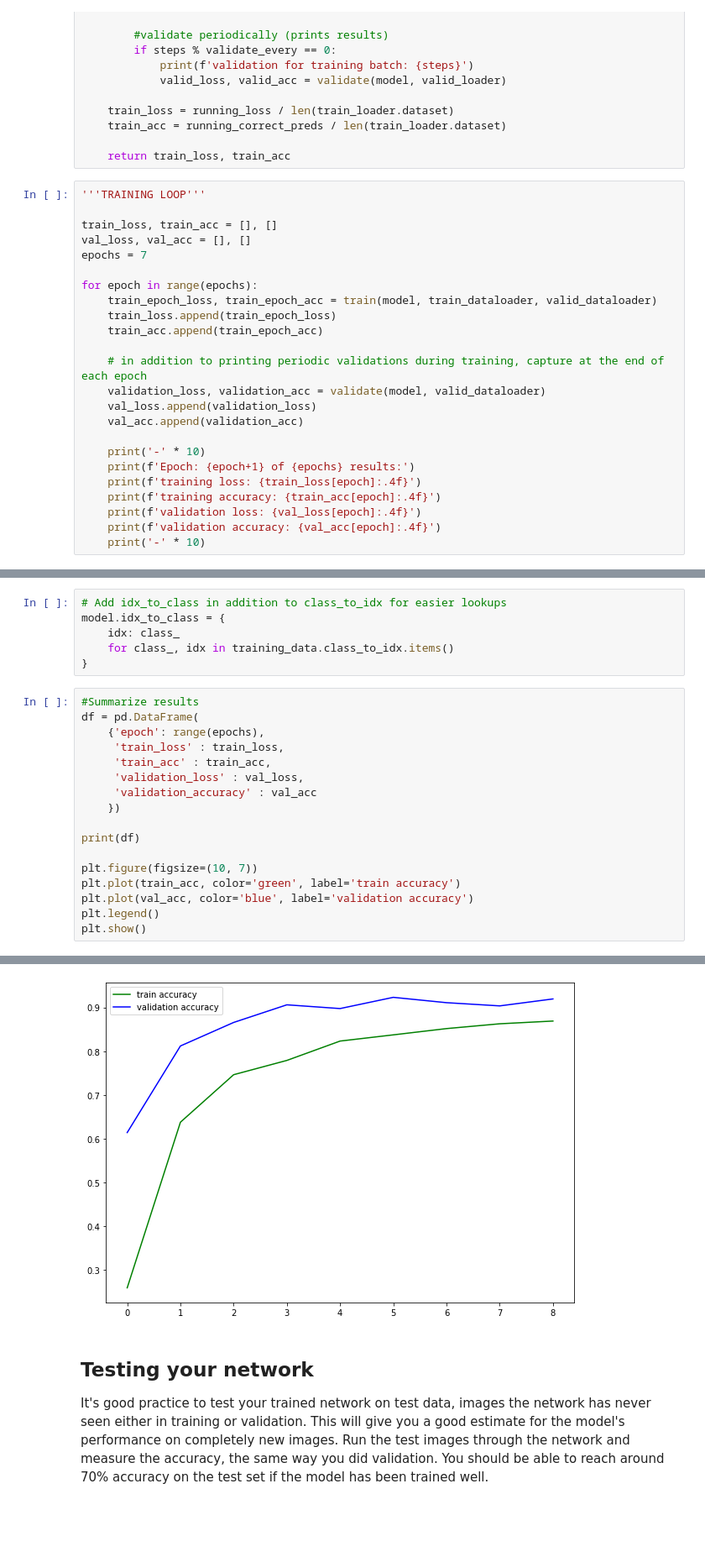
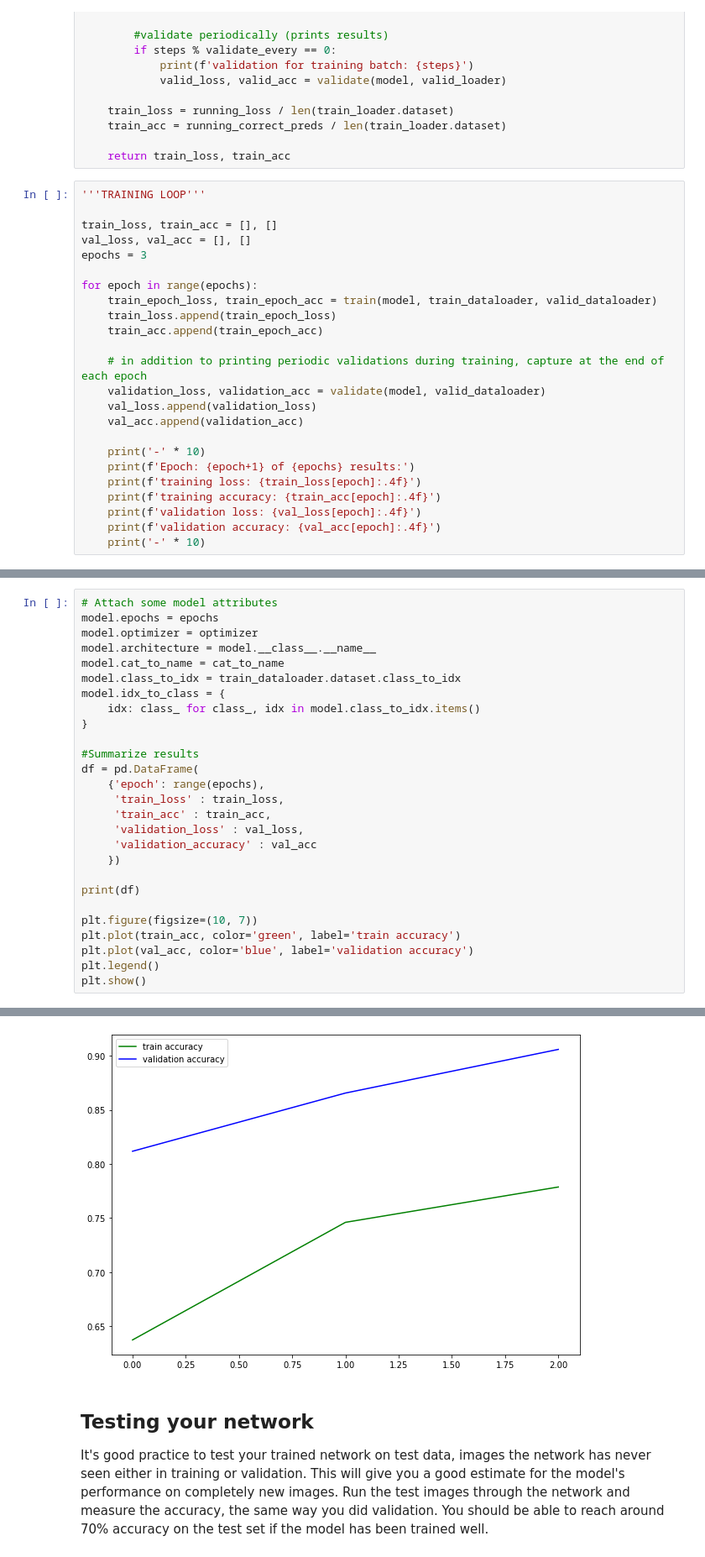
Before and after one commit to esherman9/DSND_Term1, a Jupyter notebook: projects/p2_image_classifier/Image Classifier Project.ipynb, the cells around one changed output, grey strips where cells are left out. Shown: that part at 84% size. Saved outputs shown, nothing was run; the diff lists cells and outputs as text; blank space fills up the shorter version.

Commit message:
'updates to train and predict for submission'

```diff
--- a/projects/p2_image_classifier/Image Classifier Project.ipynb
+++ b/projects/p2_image_classifier/Image Classifier Project.ipynb
@@ -280,7 +276,7 @@ def train(model, train_loader, valid_loader):
 
 train_loss, train_acc = [], []
 val_loss, val_acc = [], []
-epochs = 7
+epochs = 3
 
 for epoch in range(epochs):
     train_epoch_loss, train_epoch_acc = train(model, train_dataloader, valid_dataloader)
@@ -319,11 +315,15 @@ validation accuracy: 0.9193
 ----------
-# %%
-# Add idx_to_class in addition to class_to_idx for easier lookups
-model.idx_to_class = {
-    idx: class_
-    for class_, idx in training_data.class_to_idx.items()
-}
 # %%
+# Attach some model attributes
+model.epochs = epochs
+model.optimizer = optimizer
+model.architecture = model.__class__.__name__
+model.cat_to_name = cat_to_name
+model.class_to_idx = train_dataloader.dataset.class_to_idx
+model.idx_to_class = {
+    idx: class_ for class_, idx in model.class_to_idx.items()
+}
+
 #Summarize results
 df = pd.DataFrame(
     {'epoch': range(epochs),
@@ -354,4 +348,4 @@ plt.show()
-[figure, old version]
+[figure, new version]
 # %% [markdown]
 ## Testing your network
 
```
Also changed, not shown: parts of 11 cells of this notebook, 4 other files.
